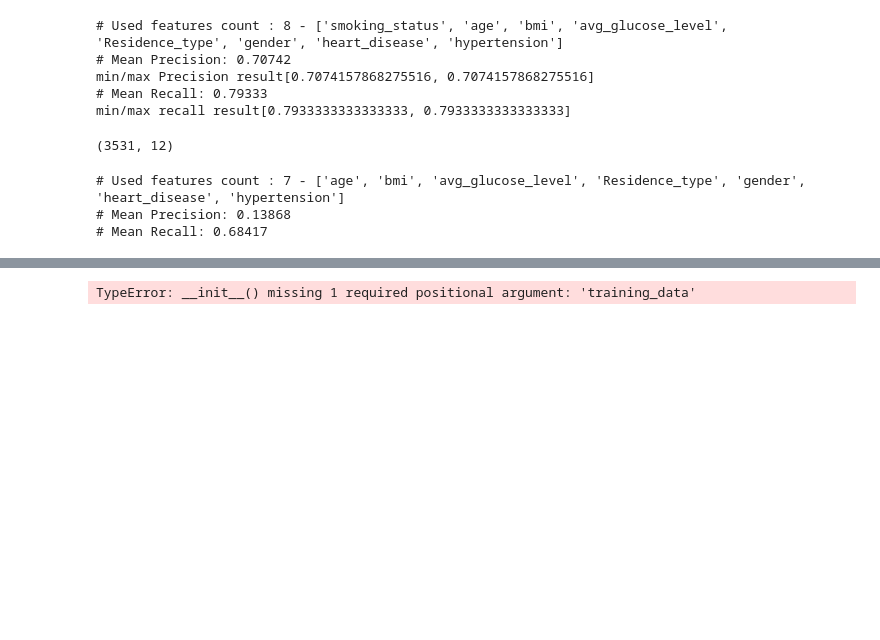
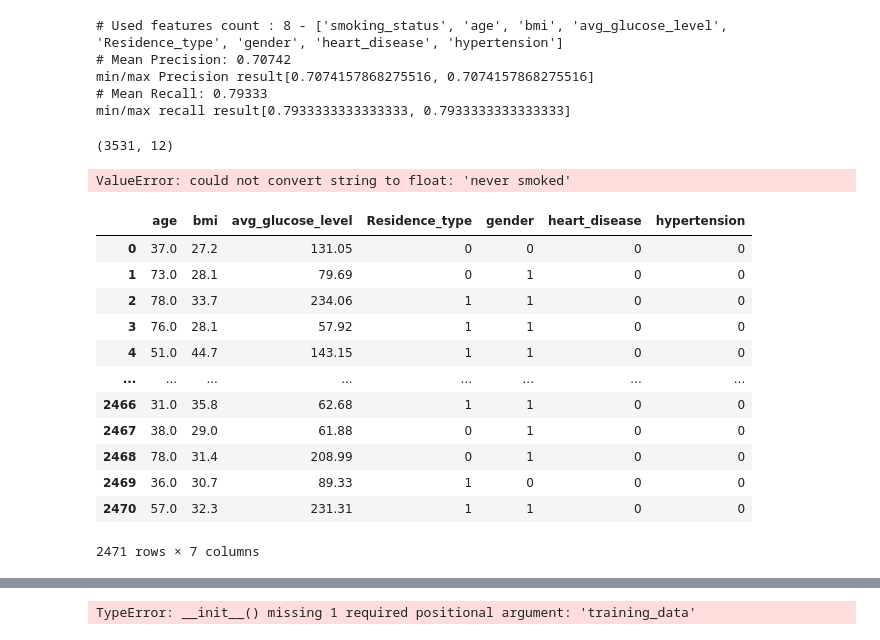
Before and after one commit to julienRactM/stroke-alert, a Jupyter notebook: julien_notebook.ipynb, the cells around one changed output, grey strips where cells are left out. Drawn from its saved outputs; the diff is of its cells as text; code cells hidden in the pictures; blank space fills up the shorter version.

```diff
--- a/julien_notebook.ipynb
+++ b/julien_notebook.ipynb
@@ -3600,9 +3600,9 @@ clean_df.shape
 
 to_classify = ['smoking_status']
 to_scale = ['age', 'bmi', 'avg_glucose_level']
-already_processed = ['Residence_type', 'gender', 'heart_disease', 'hypertension']
+already_processed = ['Residence_type', 'gender', 'heart_disease']
 
-select_features = to_scale + already_processed # + to_min_max to_classify +
+select_features = to_scale + already_processed + to_classify# + to_classify
 
 X = clean_df[select_features]
 y = clean_df['stroke']  # Target
@@ -3630,7 +3630,7 @@ pipeline = Pipeline([
     # ('regressor', LogisticRegression(penalty='l2', max_iter=1000, class_weight='balanced', n_jobs=8))  # Linear Regression model class_weight='balanced'
 ])
 pipeline.fit(X_train, y_train)
-pd.
+#
 
 recall_list.append(cross_val_score(pipeline, X_test, y_test, cv=5, scoring=recall).mean())
 precision_list.append(cross_val_score(pipeline, X_test, y_test, cv=5, scoring=precision_scorer, verbose=0).mean())
@@ -3643,8 +3643,29 @@ print(f"# Used features count : {len(select_features) } - {select_features}") #/
 print(f"# Mean Precision: {np.mean(precision_list):.5f}")
 print(f"# Mean Recall: {np.mean(recall_list):.5f}")
 # %% [output]
-# Used features count : 7 - ['age', 'bmi', 'avg_glucose_level', 'Residence_type', 'gender', 'heart_disease', 'hypertension']
-# Mean Precision: 0.13868
-# Mean Recall: 0.68417
+ValueError: could not convert string to float: 'never smoked'
+# %%
+X_train
+
+
+
+X_train.to_csv("app/app_model/X_train.csv", index=False)
+
+
+pd.read_csv("app/app_model/X_train.csv")
+# %% [output]
+|  | age | bmi | avg_glucose_level | Residence_type | gender | heart_disease | hypertension |
+| 0 | 37.0 | 27.2 | 131.05 | 0 | 0 | 0 | 0 |
+| 1 | 73.0 | 28.1 | 79.69 | 0 | 1 | 0 | 0 |
+| 2 | 78.0 | 33.7 | 234.06 | 1 | 1 | 0 | 0 |
+| 3 | 76.0 | 28.1 | 57.92 | 1 | 1 | 0 | 0 |
+| 4 | 51.0 | 44.7 | 143.15 | 1 | 1 | 0 | 0 |
+| ... | ... | ... | ... | ... | ... | ... | ... |
+| 2466 | 31.0 | 35.8 | 62.68 | 1 | 1 | 0 | 0 |
+| 2467 | 38.0 | 29.0 | 61.88 | 0 | 1 | 0 | 0 |
+| 2468 | 78.0 | 31.4 | 208.99 | 0 | 1 | 0 | 0 |
+| 2469 | 36.0 | 30.7 | 89.33 | 1 | 0 | 0 | 0 |
+| 2470 | 57.0 | 32.3 | 231.31 | 1 | 1 | 0 | 0 |
+2471 rows × 7 columns
 # %%
 # !pip install lime
```
Also changed, not shown: parts of 54 cells of this notebook, 4 other files.
